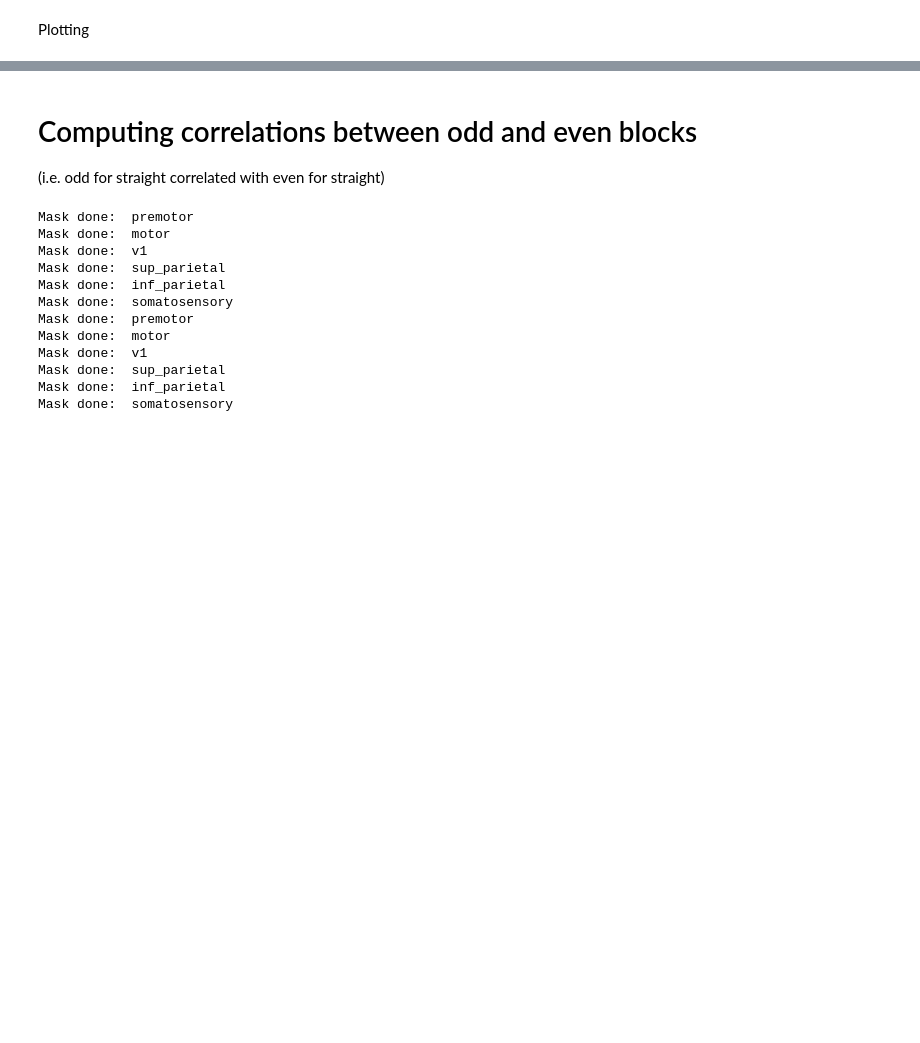
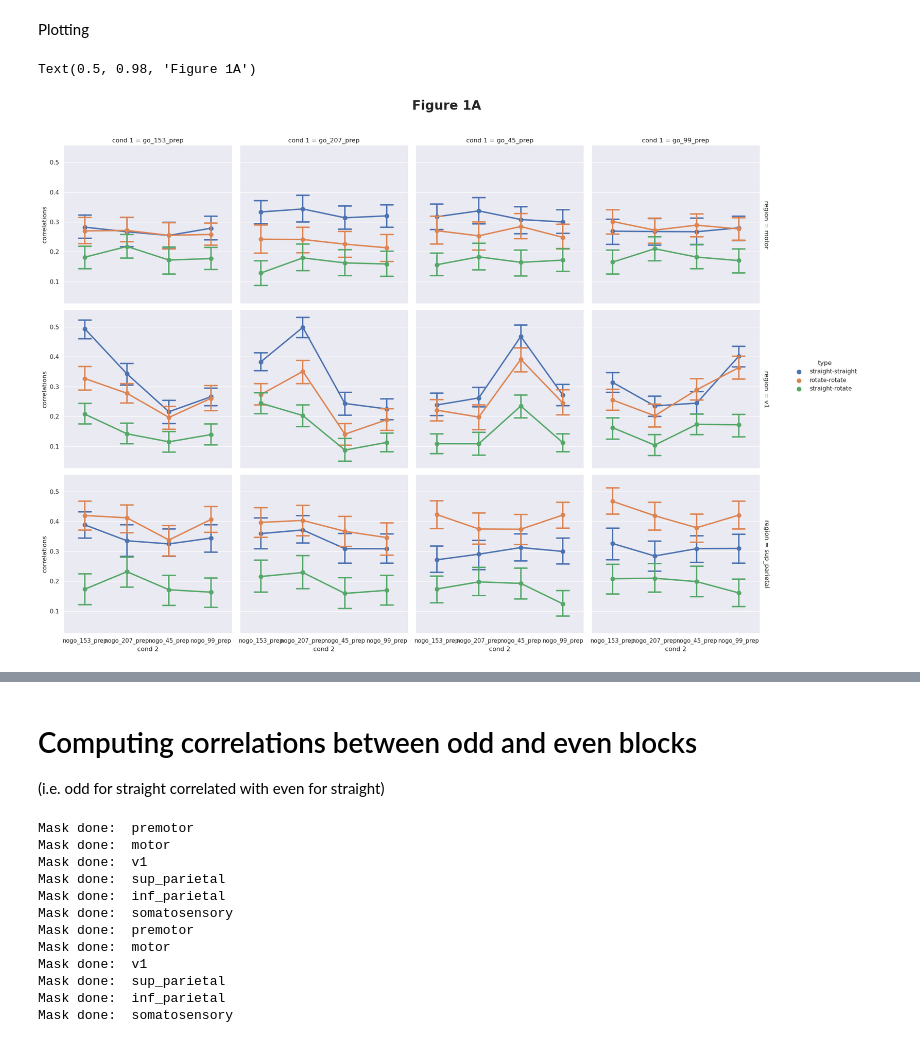
Before and after one commit to tejas-savalia/vma_fmri, a Jupyter notebook: analyses_sandbox.ipynb, the cells around one changed output, grey strips where cells are left out. Saved outputs shown, nothing was run; the diff lists cells and outputs as text; code cells hidden in the pictures; blank space fills up the shorter version.

```diff
--- a/analyses_sandbox.ipynb
+++ b/analyses_sandbox.ipynb
@@ -104,0 +69,12 @@ sub_rotate_paths = np.ravel([[
+# %%
+sub_straight_paths = np.ravel([[
+        f'{glm_output_dir}/sub-{sub}/run-{run}_{tasks[i]}'
+        for i, run in enumerate(runs) if tasks[i] == 'straight'
+    ] for sub in sub_list
+])
+
+sub_rotate_paths = np.ravel([[
+        f'{glm_output_dir}/sub-{sub}/run-{run}_{tasks[i]}'
+        for i, run in enumerate(runs) if tasks[i] == 'rotate'
+    ] for sub in sub_list
+])
@@ -184,5 +297,22 @@ corr_df.to_csv('mvpa_outputs/event_correlations.csv')
 # %% [markdown]
 Plotting
+# %%
+sns.set_context('poster') #Better font sizes
+sns.set_theme()
+g = sns.catplot(
+    col = 'cond 1', x = 'cond 2', y = 'correlations', row = 'region',
+    kind = 'point', capsize = 0.3, margin_titles = True, hue = 'type',
+    data = corr_df.loc[((corr_df['cond 1'].str.contains('prep')) & (corr_df['cond 2'].str.contains('prep')) &
+    (corr_df['cond 1'].str.startswith('go')) & (corr_df['cond 2'].str.startswith('nogo')))],
+)
+g.fig.subplots_adjust(top=0.9)
+g.fig.suptitle('Figure 1A', fontsize = 24, fontweight = 'heavy')
+# g.set_xticklabels(g.get_xticklabels(), rotation=45)
+
+# plt.savefig('mvpa_outputs/plots/nogo_correlations.png', dpi = 600)
+# %% [output]
+Text(0.5, 0.98, 'Figure 1A')
+[figure, added]
 # %%
 sns.set_context('poster') #Better font sizes
 sns.set_theme()
```
Also changed, not shown: parts of 40 cells of this notebook, 7 other files.
